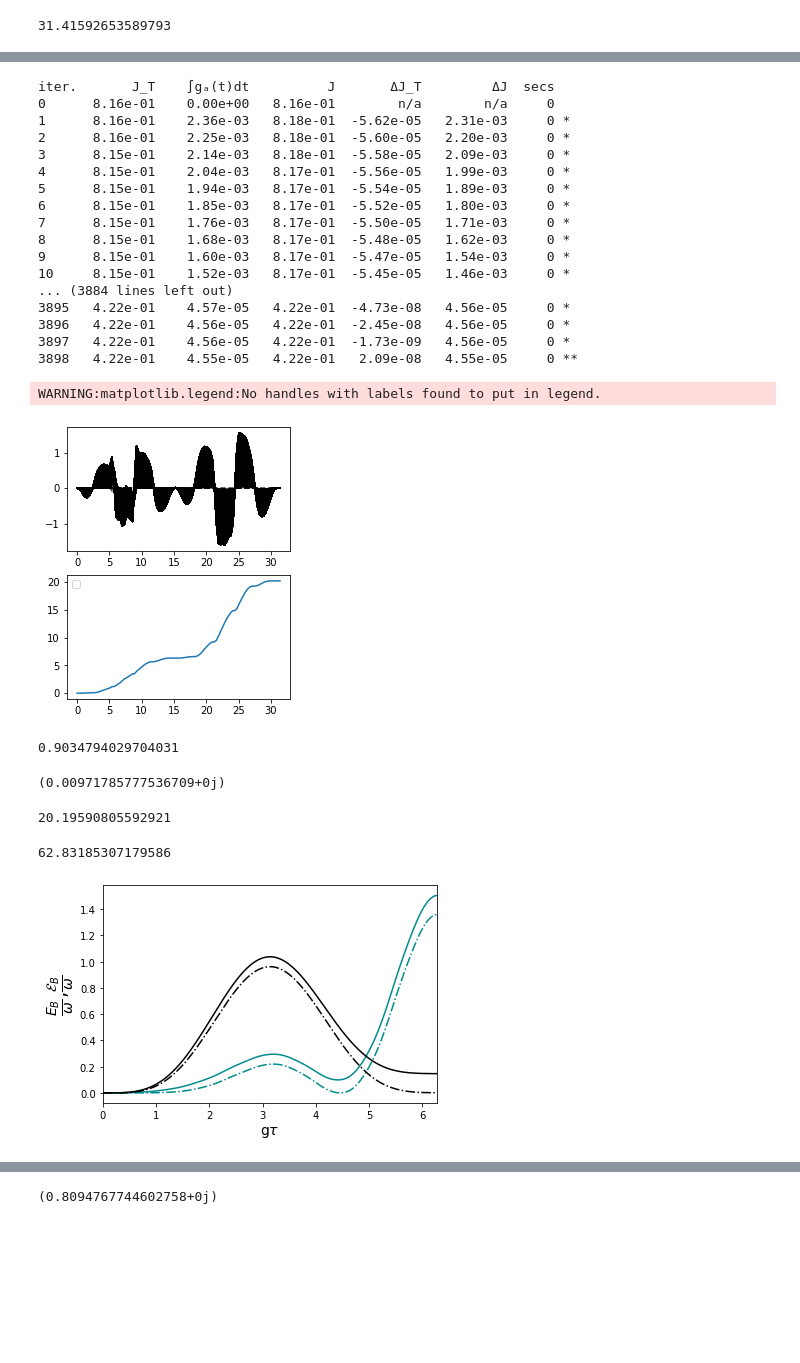
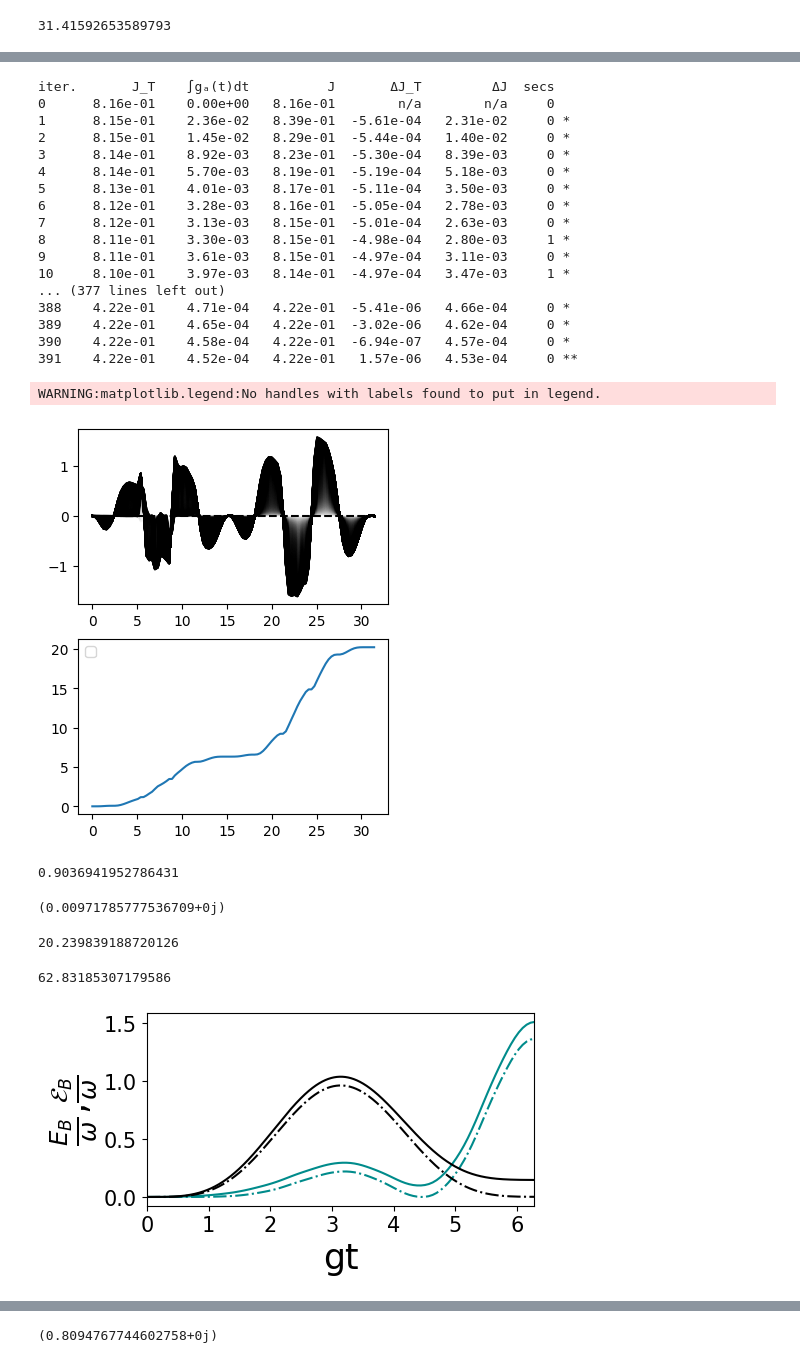
Before and after one commit to gsuarezr/krotov, a Jupyter notebook: Mixed/Linear/Plots energia-0.05omega.ipynb, the cells around one changed output, grey strips where cells are left out. Drawn from its saved outputs; the diff is of its cells as text; code cells hidden in the pictures; blank space fills up the shorter version.

```diff
--- a/Mixed/Linear/Plots energia-0.05omega.ipynb
+++ b/Mixed/Linear/Plots energia-0.05omega.ipynb
@@ -49,3 +57,5 @@ pruebas.field_energy(opt_result,tlist,T,nt)
+# %%
+plt.rc('figure', figsize=(5, 2.5))
 # %%
 plt.plot(tlist*g,np.real(energy),color='darkcyan')
 plt.plot(tlist*g,np.real(ergotropy),ls='dashdot',color='darkcyan')
@@ -67,33 +83,33 @@ T=2*np.pi/g
 nt=100
 tlist = np.linspace(0,T, nt)
 gamma=0.01*omega
-ratio,power,opt_result,energy,ergotropy=pruebas.get_result(omega,ampl0,mu,g,gamma,1,tlist,100,rate=100,energy=1.315)
+ratio,power,opt_result,energy,ergotropy=pruebas.get_result(omega,ampl0,mu,g,gamma,1,tlist,100,rate=10,energy=1.315)
 # %% [output]
 iter.       J_T    ∫gₐ(t)dt          J       ΔJ_T         ΔJ  secs
 0      8.16e-01    0.00e+00   8.16e-01        n/a        n/a     0
-1      8.16e-01    2.36e-03   8.18e-01  -5.62e-05   2.31e-03     0 *
-2      8.16e-01    2.25e-03   8.18e-01  -5.60e-05   2.20e-03     0 *
-3      8.15e-01    2.14e-03   8.18e-01  -5.58e-05   2.09e-03     0 *
-4      8.15e-01    2.04e-03   8.17e-01  -5.56e-05   1.99e-03     0 *
-5      8.15e-01    1.94e-03   8.17e-01  -5.54e-05   1.89e-03     0 *
-6      8.15e-01    1.85e-03   8.17e-01  -5.52e-05   1.80e-03     0 *
-7      8.15e-01    1.76e-03   8.17e-01  -5.50e-05   1.71e-03     0 *
-8      8.15e-01    1.68e-03   8.17e-01  -5.48e-05   1.62e-03     0 *
-9      8.15e-01    1.60e-03   8.17e-01  -5.47e-05   1.54e-03     0 *
-10     8.15e-01    1.52e-03   8.17e-01  -5.45e-05   1.46e-03     0 *
-... (3884 lines left out)
-3895   4.22e-01    4.57e-05   4.22e-01  -4.73e-08   4.56e-05     0 *
-3896   4.22e-01    4.56e-05   4.22e-01  -2.45e-08   4.56e-05     0 *
-3897   4.22e-01    4.56e-05   4.22e-01  -1.73e-09   4.56e-05     0 *
-3898   4.22e-01    4.55e-05   4.22e-01   2.09e-08   4.55e-05     0 **
+1      8.15e-01    2.36e-02   8.39e-01  -5.61e-04   2.31e-02     0 *
+2      8.15e-01    1.45e-02   8.29e-01  -5.44e-04   1.40e-02     0 *
+3      8.14e-01    8.92e-03   8.23e-01  -5.30e-04   8.39e-03     0 *
+4      8.14e-01    5.70e-03   8.19e-01  -5.19e-04   5.18e-03     0 *
+5      8.13e-01    4.01e-03   8.17e-01  -5.11e-04   3.50e-03     0 *
+6      8.12e-01    3.28e-03   8.16e-01  -5.05e-04   2.78e-03     0 *
+7      8.12e-01    3.13e-03   8.15e-01  -5.01e-04   2.63e-03     0 *
+8      8.11e-01    3.30e-03   8.15e-01  -4.98e-04   2.80e-03     1 *
+9      8.11e-01    3.61e-03   8.15e-01  -4.97e-04   3.11e-03     0 *
+10     8.10e-01    3.97e-03   8.14e-01  -4.97e-04   3.47e-03     1 *
+... (377 lines left out)
+388    4.22e-01    4.71e-04   4.22e-01  -5.41e-06   4.66e-04     0 *
+389    4.22e-01    4.65e-04   4.22e-01  -3.02e-06   4.62e-04     0 *
+390    4.22e-01    4.58e-04   4.22e-01  -6.94e-07   4.57e-04     0 *
+391    4.22e-01    4.52e-04   4.22e-01   1.57e-06   4.53e-04     0 **
 WARNING:matplotlib.legend:No handles with labels found to put in legend.
-[figure, old version]
+[figure, new version]
 # %%
 t,energy2,ergotropy2=pruebas.giovanetti(omega,g,gamma,mu,1,T)
 # %%
 ergotropy[-1]/energy[-1]
 # %% [output]
-0.9034794029704031
+0.9036941952786431
 # %%
 ergotropy2[-1]/energy2[-1]
 # %% [output]
@@ -101,7 +117,7 @@ ergotropy2[-1]/energy2[-1]
 # %%
 pruebas.field_energy(opt_result,tlist,T,nt)
 # %% [output]
-20.19590805592921
+20.239839188720126
 # %%
 4*np.pi/g
 # %% [output]
@@ -109,12 +125,14 @@ pruebas.field_energy(opt_result,tlist,T,nt)
 # %%
 plt.plot(tlist*g,np.real(energy),color='darkcyan')
 plt.plot(tlist*g,np.real(ergotropy),ls='dashdot',color='darkcyan')
 plt.plot(t*g,np.real(energy2),color='black')
 plt.plot(t*g,np.real(ergotropy2),ls='dashdot',color='black')
-plt.xlabel(r'g$\tau$',fontsize=14)
-plt.ylabel(r'$\frac{E_{B}}{\omega}$,$\frac{\mathcal{E}_{B}}{\omega}$',fontsize=20)
+plt.xlabel(r'gt',fontsize=25)
+plt.ylabel(r'$\frac{E_{B}}{\omega}$,$\frac{\mathcal{E}_{B}}{\omega}$',fontsize=25)
 plt.xlim(0,2*np.pi)
+plt.yticks(fontsize=15)
+plt.xticks(fontsize=15)
 #plt.xticks(np.arange(0, 2*np.pi+0.001, np.pi/4),['0',r'$\frac{\pi}{4}$',r'$\frac{\pi}{2}$',r'$\frac{3 \pi}{4}$',r'$\pi$',r'$\frac{5\pi}{4}$',r'$\frac{3 \pi}{2}$',r'$\frac{7 \pi}{4}$',r'$2 \pi$'])
 plt.show()
 # %% [output]
-[figure, old version]
+[figure, new version]
```
Also changed, not shown: parts of 16 cells of this notebook, 26 other files.
